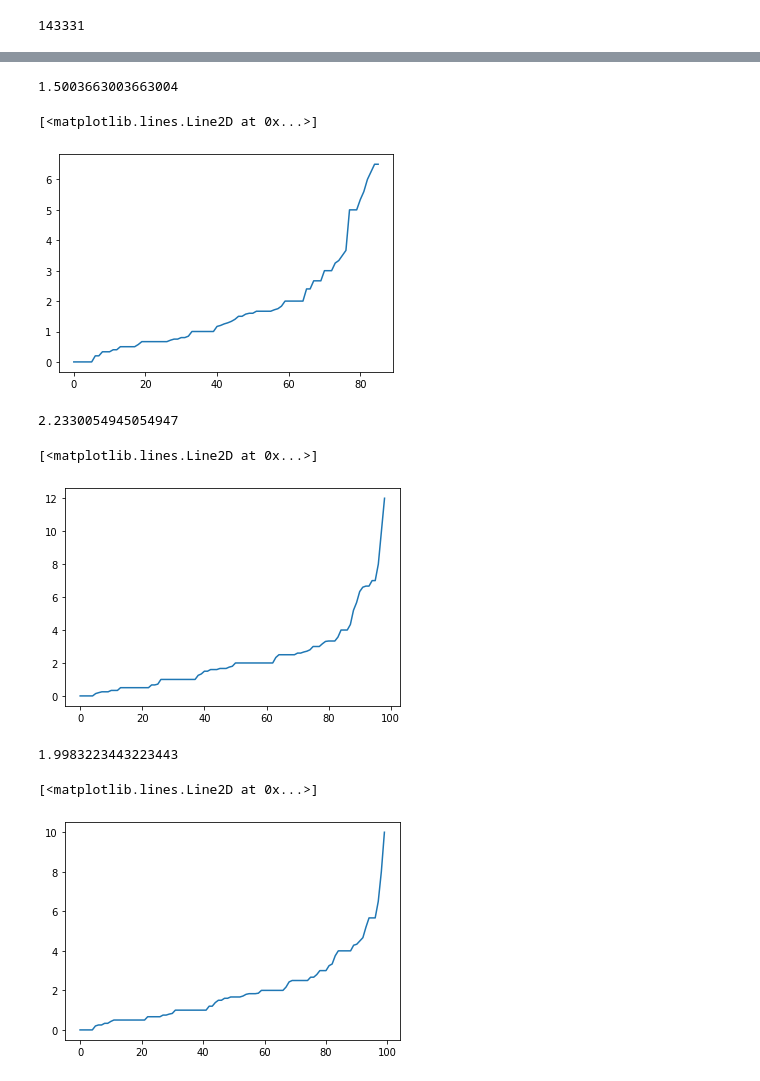
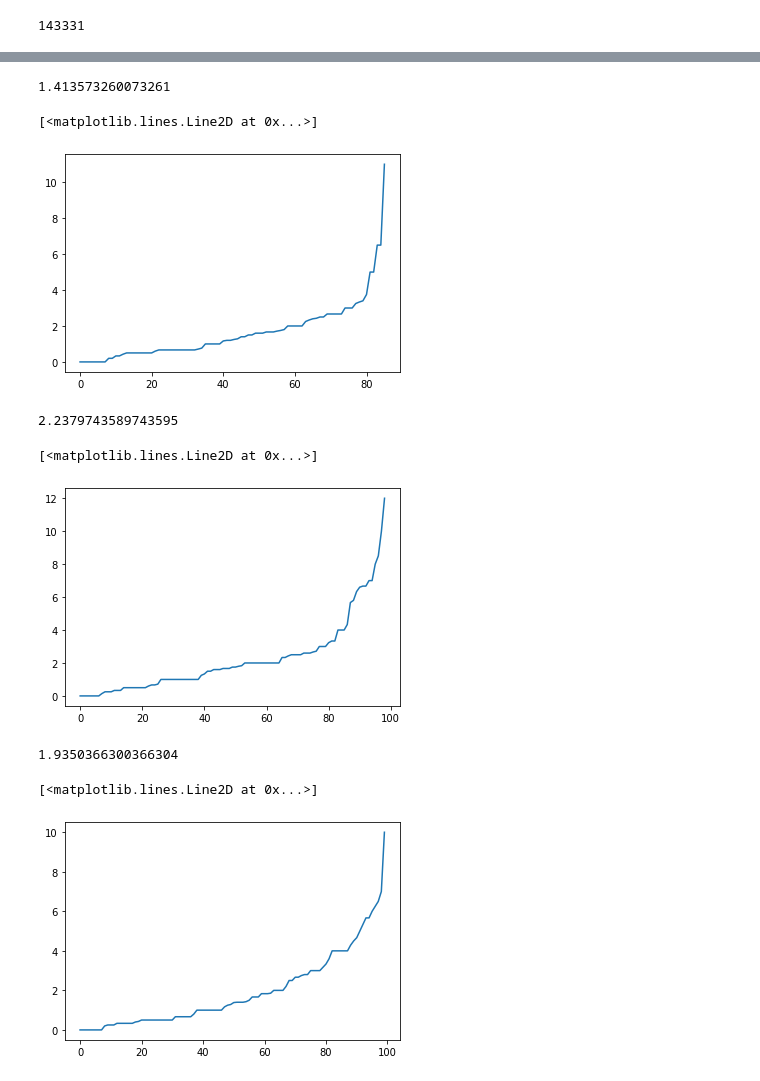
Before and after one commit to cmong42/fundamentalsRecommenderSystems, a Jupyter notebook: Model Building.ipynb, the cells around one changed output, grey strips where cells are left out. Saved outputs shown, nothing was run; the diff lists cells and outputs as text; code cells hidden in the pictures.

```diff
--- a/Model Building.ipynb
+++ b/Model Building.ipynb
@@ -290,6 +297,7 @@ warnings.filterwarnings('ignore')
 from sklearn.neighbors import KNeighborsClassifier
 from sklearn.tree import DecisionTreeClassifier
 from sklearn.naive_bayes import GaussianNB
+from sklearn.naive_bayes import MultinomialNB
 from sklearn.ensemble import RandomForestClassifier
 from sklearn.neural_network import MLPClassifier
 from sklearn.svm import SVC
@@ -301,8 +309,8 @@ from sklearn.metrics import mean_squared_error
 
 
 def classification_model(user_to_rate, model):
-    cat_features = df_user.drop(["user_rating", "duration", "User_ID"], axis=1).columns
-    x_list = ["duration"]
+    cat_features = df_user.drop(["user_rating", "duration", "User_ID", "release_year", "title"], axis=1).columns
+    x_list = ["duration", "release_year"]
     for i in cat_features:
         df_user[f"{i}"] = df_user[f"{i}"].astype('category')
         df_user[f"{i}"] = df_user[f"{i}"].cat.codes
@@ -323,3 +331,13 @@ def classification_model(user_to_rate, model):
 print(len(allUserIds))
 # %% [output]
 143331
+# %%
+multinomial = []
+for i in allUserIds[0:100]:
+    try:
+        multinomial.append(classification_model(i, MultinomialNB()))
+    except:
+        pass
+print(sum(multinomial)/100)
+multinomial.sort()
+plt.plot(multinomial)
@@ -326,17 +348,17 @@ print(len(allUserIds))
 # %%
 knn_scores = []
 for i in allUserIds[0:100]:
     try:
-        knn_scores.append(classification_model(i, KNeighborsClassifier()))
+        knn_scores.append(classification_model(i, KNeighborsClassifier(metric="cosine")))
     except:
         pass
 print(sum(knn_scores)/100)
 knn_scores.sort()
 plt.plot(knn_scores)
 # %% [output]
-1.5003663003663004
+1.413573260073261
 [<matplotlib.lines.Line2D at 0x...>]
-[figure, old version]
+[figure, new version]
 # %%
 gaussian_process_scores = []
 for i in allUserIds[0:100]:
@@ -348,9 +370,9 @@ print(sum(gaussian_process_scores)/100)
 gaussian_process_scores.sort()
 plt.plot(gaussian_process_scores)
 # %% [output]
-2.2330054945054947
+2.2379743589743595
 [<matplotlib.lines.Line2D at 0x...>]
-[figure, old version]
+[figure, new version]
 # %%
 dtc_scores = []
 for i in allUserIds[0:100]:
@@ -362,9 +384,9 @@ print(sum(dtc_scores)/100)
 dtc_scores.sort()
 plt.plot(dtc_scores)
 # %% [output]
-1.9983223443223443
+1.9350366300366304
 [<matplotlib.lines.Line2D at 0x...>]
-[figure, old version]
+[figure, new version]
 # %%
 mlp_scores = []
 for i in allUserIds[0:100]:
```
Also changed, not shown: parts of 19 cells of this notebook.
